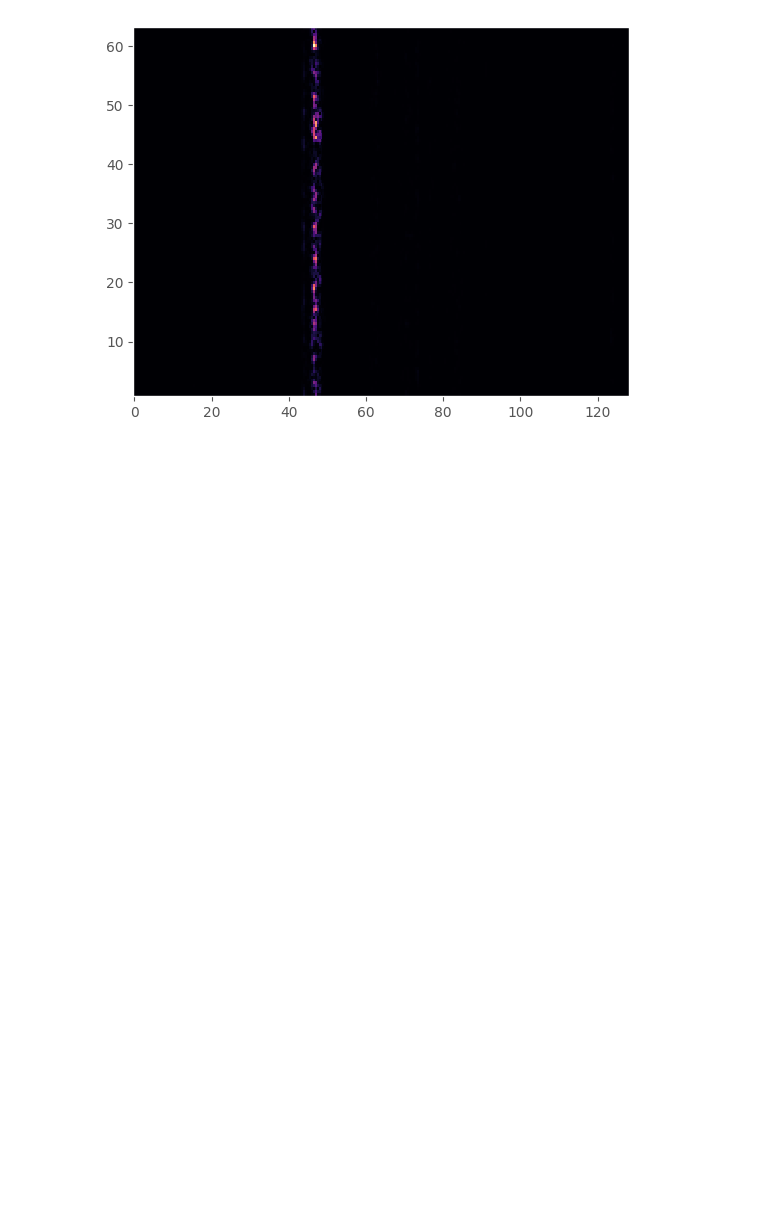
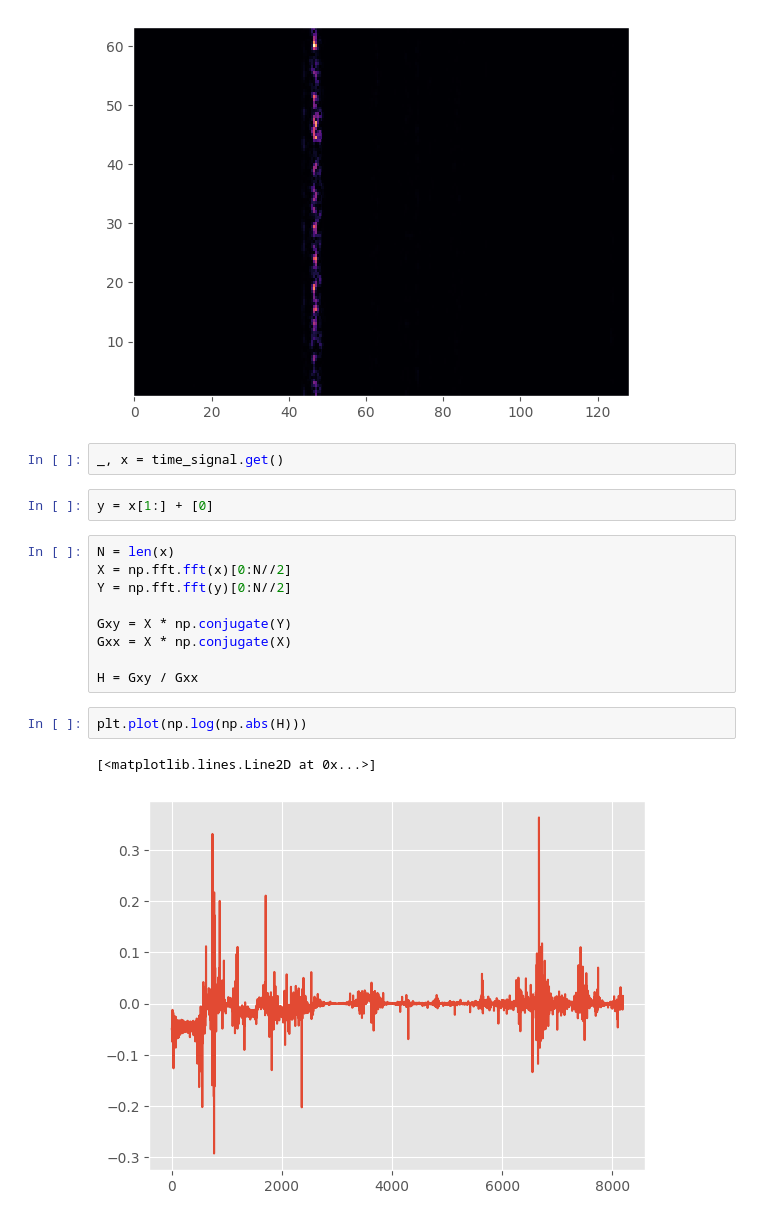
Before and after one commit to eduardocoraca/transmission-tower-monitoring, a Jupyter notebook: notebooks/0_time_signals_visualization.ipynb, the cells around one changed output. Drawn from its saved outputs; the diff is of its cells as text; blank space fills up the shorter version.

```diff
--- a/notebooks/0_time_signals_visualization.ipynb
+++ b/notebooks/0_time_signals_visualization.ipynb
@@ -41,3 +41,21 @@ ax = fig.add_subplot()
 spectrogram_signal.plot(ax, cmap="magma")
 # %% [output]
 [figure]
+# %%
+_, x = time_signal.get()
+# %%
+y = x[1:] + [0]
+# %%
+N = len(x)
+X = np.fft.fft(x)[0:N//2]
+Y = np.fft.fft(y)[0:N//2]
+
+Gxy = X * np.conjugate(Y)
+Gxx = X * np.conjugate(X)
+
+H = Gxy / Gxx
+# %%
+plt.plot(np.log(np.abs(H)))
+# %% [output]
+[<matplotlib.lines.Line2D at 0x...>]
+[figure, added]
```
Also changed, not shown: 3 other files.
